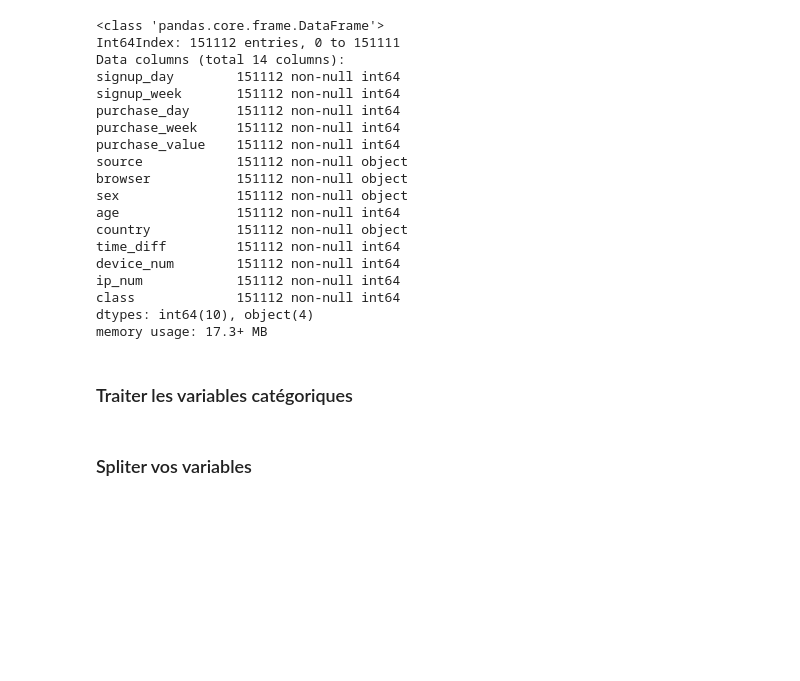
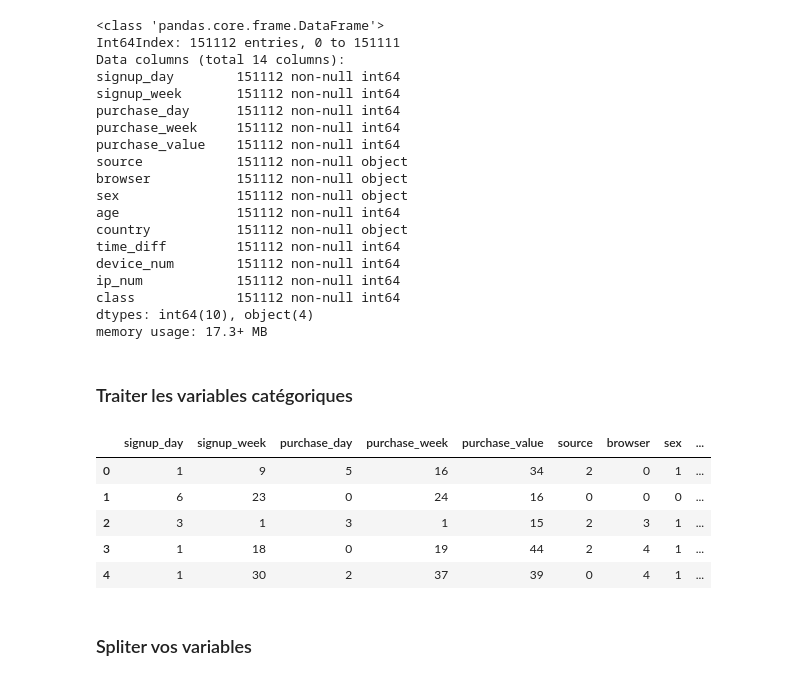
Before and after one commit to TenKaiMass/ML_Fraud, a Jupyter notebook: projet_fraud.ipynb, the cells around one changed output. Drawn from its saved outputs; the diff is of its cells as text; code cells hidden in the pictures; blank space fills up the shorter version.

```diff
--- a/projet_fraud.ipynb
+++ b/projet_fraud.ipynb
@@ -134,3 +126,8 @@ df_join.head(5)
 | 4 | 4 | 221365 | 2015-07-21 07:09:52 | 2015-09-09 18:40:53 | 39 | NAUITBZFJKHWW | Ads | Safari | M | ... |
 # %% [markdown]
 ### Traiter les variables `signup_time` & `purchase_time` afin de les différentier suivant la semaine et le week end
+# %%
+df_join['signup_day'] = df_join['signup_time'].dt.weekday
+df_join['signup_week']= df_join['signup_time'].dt.week
+df_join['purchase_day'] = df_join['purchase_time'].dt.weekday
+df_join['purchase_week']= df_join['purchase_time'].dt.week
@@ -188,6 +190,22 @@ dtypes: int64(10), object(4)
 memory usage: 17.3+ MB
 # %% [markdown]
 ### Traiter les variables catégoriques
+# %%
+from sklearn.preprocessing import LabelEncoder
+label_encoder = LabelEncoder()
+df_join['country'] = label_encoder.fit_transform((df_join['country']))
+df_join['sex'] = label_encoder.fit_transform((df_join['sex']))
+df_join['source'] = label_encoder.fit_transform((df_join['source']))
+df_join['browser'] = label_encoder.fit_transform((df_join['browser']))
+
+df_join.head(5)
+# %% [output]
+|  | signup_day | signup_week | purchase_day | purchase_week | purchase_value | source | browser | sex | ... |
+| 0 | 1 | 9 | 5 | 16 | 34 | 2 | 0 | 1 | ... |
+| 1 | 6 | 23 | 0 | 24 | 16 | 0 | 0 | 0 | ... |
+| 2 | 3 | 1 | 3 | 1 | 15 | 2 | 3 | 1 | ... |
+| 3 | 1 | 18 | 0 | 19 | 44 | 2 | 4 | 1 | ... |
+| 4 | 1 | 30 | 2 | 37 | 39 | 0 | 4 | 1 | ... |
 # %% [markdown]
 ### Spliter vos variables
 # %%
```
Also changed, not shown: parts of 6 cells of this notebook.
